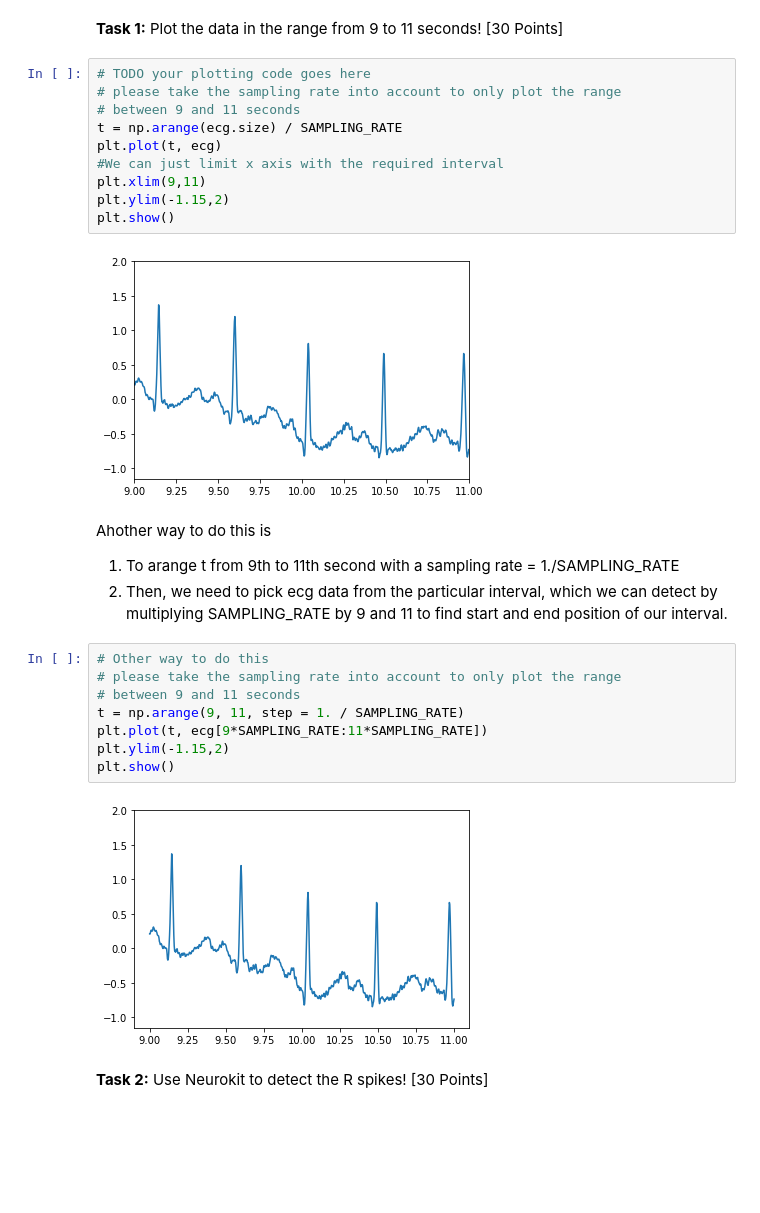
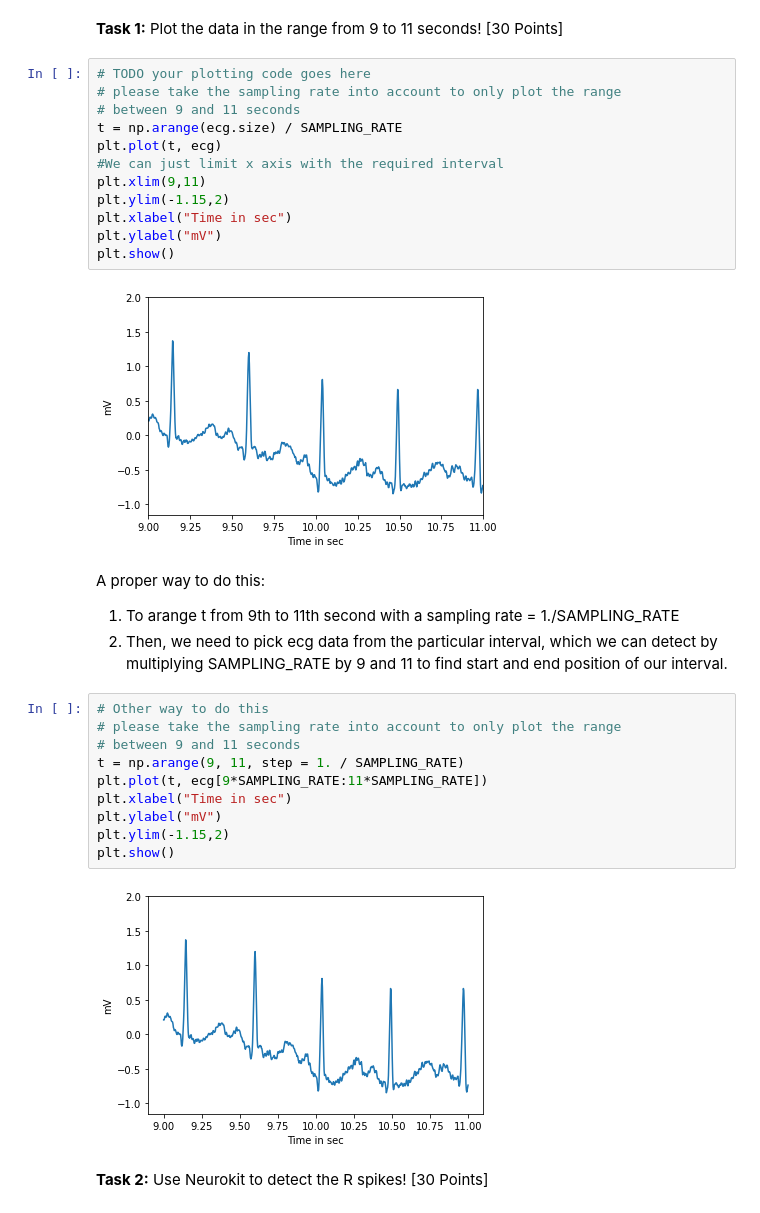
Before and after one commit to aovladi/cs697, a Jupyter notebook: CS480_Assignment_1.ipynb, the cells around one changed output. Cells and saved outputs as stored; diff of their text form; blank space fills up the shorter version.

```diff
--- a/CS480_Assignment_1.ipynb
+++ b/CS480_Assignment_1.ipynb
@@ -27,24 +31,28 @@ plt.plot(t, ecg)
 #We can just limit x axis with the required interval
 plt.xlim(9,11)
 plt.ylim(-1.15,2)
+plt.xlabel("Time in sec")
+plt.ylabel("mV")
 plt.show()
 # %% [output]
-[figure, old version]
+[figure, new version]
 # %% [markdown]
-Ahother way to do this is
+A proper way to do this:
 
 1.   To arange t from 9th to 11th second with a sampling rate = 1./SAMPLING_RATE
 2.  Then, we need to pick ecg data from the particular interval, which we can detect by multiplying SAMPLING_RATE by 9 and 11 to find start and end position of our interval.
 # %%
 # Other way to do this
 # please take the sampling rate into account to only plot the range
 # between 9 and 11 seconds
 t = np.arange(9, 11, step = 1. / SAMPLING_RATE)
 plt.plot(t, ecg[9*SAMPLING_RATE:11*SAMPLING_RATE])
+plt.xlabel("Time in sec")
+plt.ylabel("mV")
 plt.ylim(-1.15,2)
 plt.show()
 # %% [output]
-[figure, old version]
+[figure, new version]
 # %% [markdown]
 **Task 2:** Use Neurokit to detect the R spikes! [30 Points]
 # %%
```
Also changed, not shown: parts of 30 cells of this notebook.
